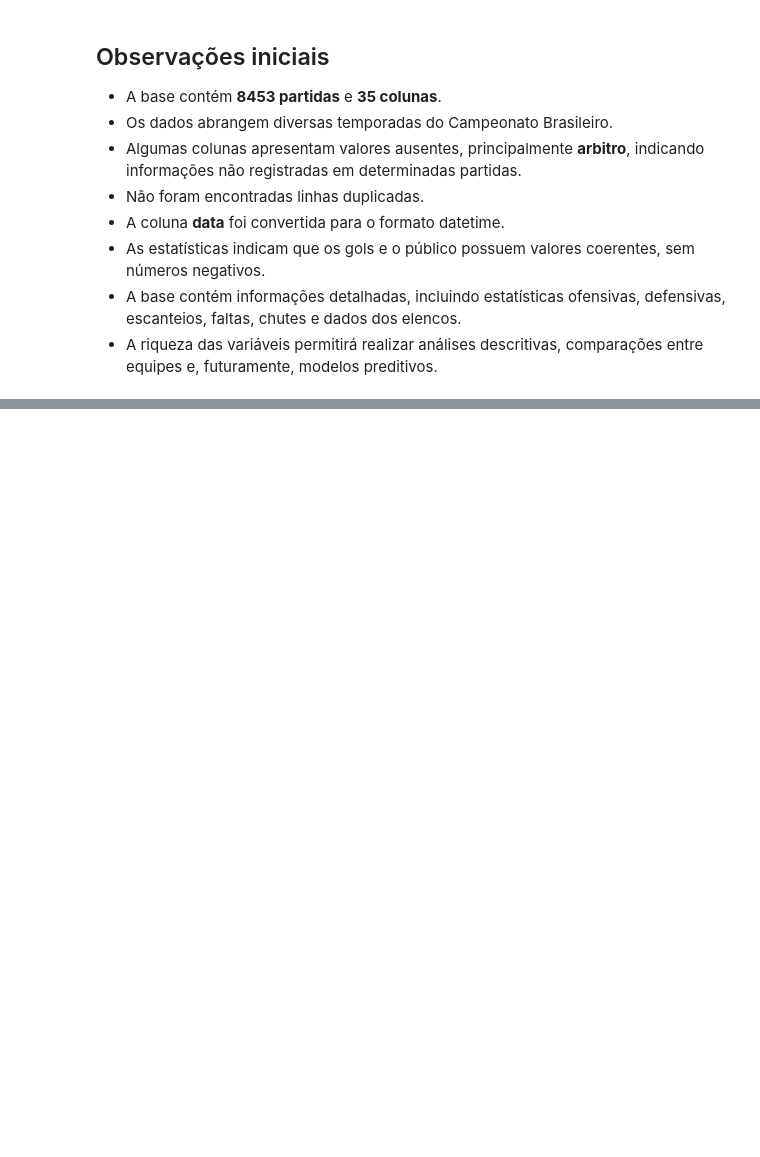
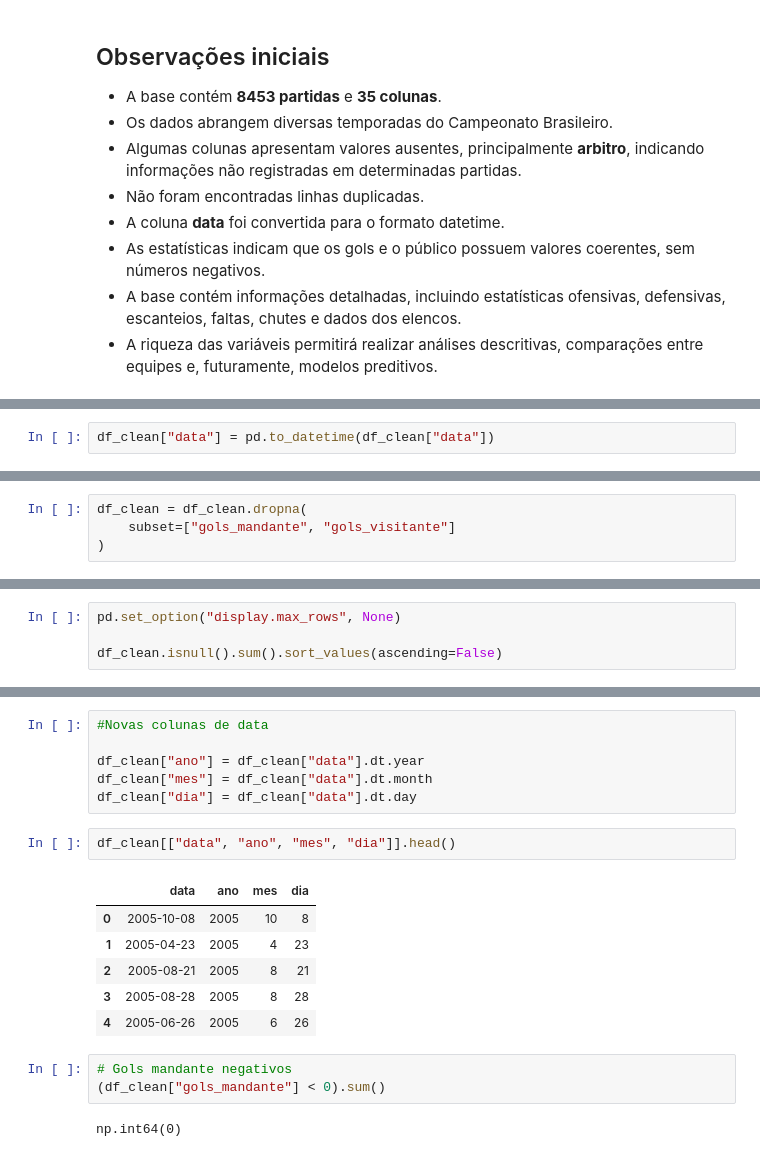
Before and after one commit to Mouraaxsv/brasileirao-data-analysis, a Jupyter notebook: notebooks/EDA.ipynb, the cells around one changed output, grey strips where cells are left out. Saved outputs shown, nothing was run; the diff lists cells and outputs as text; blank space fills up the shorter version.

```diff
--- a/notebooks/EDA.ipynb
+++ b/notebooks/EDA.ipynb
@@ -151,0 +154,2 @@ df[['ano_campeonato', 'arbitro']]
+# %%
+df_clean["data"] = pd.to_datetime(df_clean["data"])
@@ -151,0 +282,4 @@ df[['ano_campeonato', 'arbitro']]
+# %%
+df_clean = df_clean.dropna(
+    subset=["gols_mandante", "gols_visitante"]
+)
@@ -151,0 +342,4 @@ df[['ano_campeonato', 'arbitro']]
+# %%
+pd.set_option("display.max_rows", None)
+
+df_clean.isnull().sum().sort_values(ascending=False)
@@ -151,0 +364,20 @@ df[['ano_campeonato', 'arbitro']]
+# %%
+#Novas colunas de data
+
+df_clean["ano"] = df_clean["data"].dt.year
+df_clean["mes"] = df_clean["data"].dt.month
+df_clean["dia"] = df_clean["data"].dt.day
+# %%
+df_clean[["data", "ano", "mes", "dia"]].head()
+# %% [output]
+|  | data | ano | mes | dia |
+| 0 | 2005-10-08 | 2005 | 10 | 8 |
+| 1 | 2005-04-23 | 2005 | 4 | 23 |
+| 2 | 2005-08-21 | 2005 | 8 | 21 |
+| 3 | 2005-08-28 | 2005 | 8 | 28 |
+| 4 | 2005-06-26 | 2005 | 6 | 26 |
+# %%
+# Gols mandante negativos
+(df_clean["gols_mandante"] < 0).sum()
+# %% [output]
+np.int64(0)
```
Also changed, not shown: parts of 29 cells of this notebook, 1 other file.
